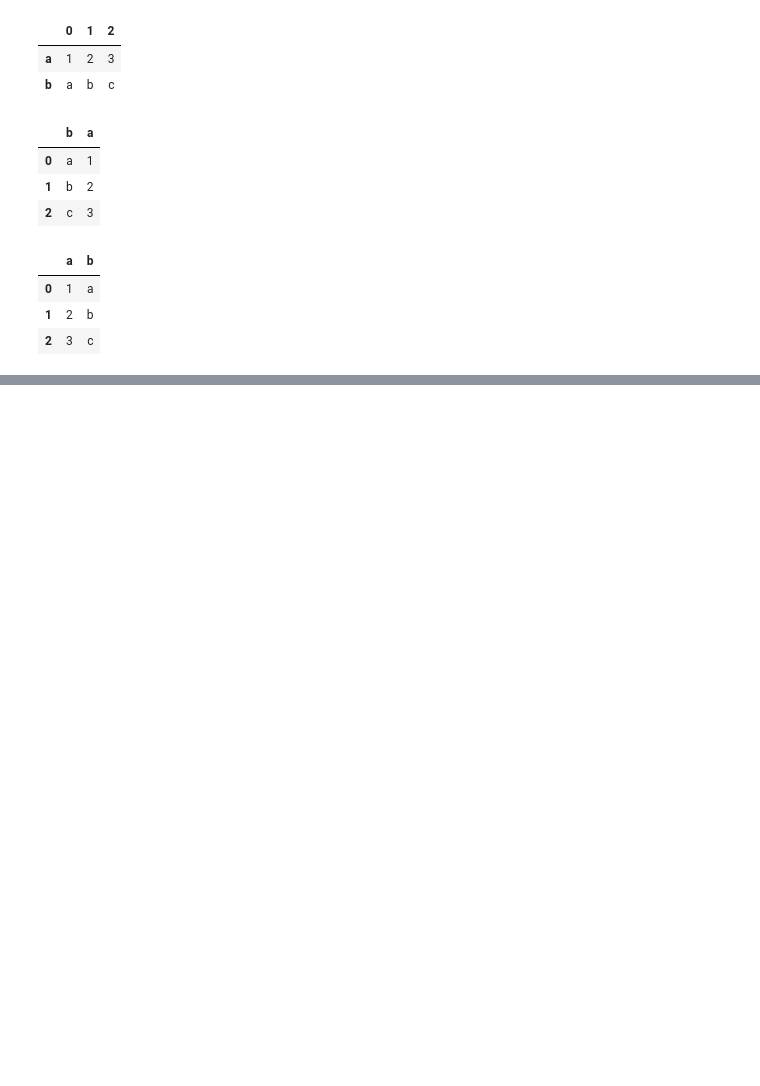
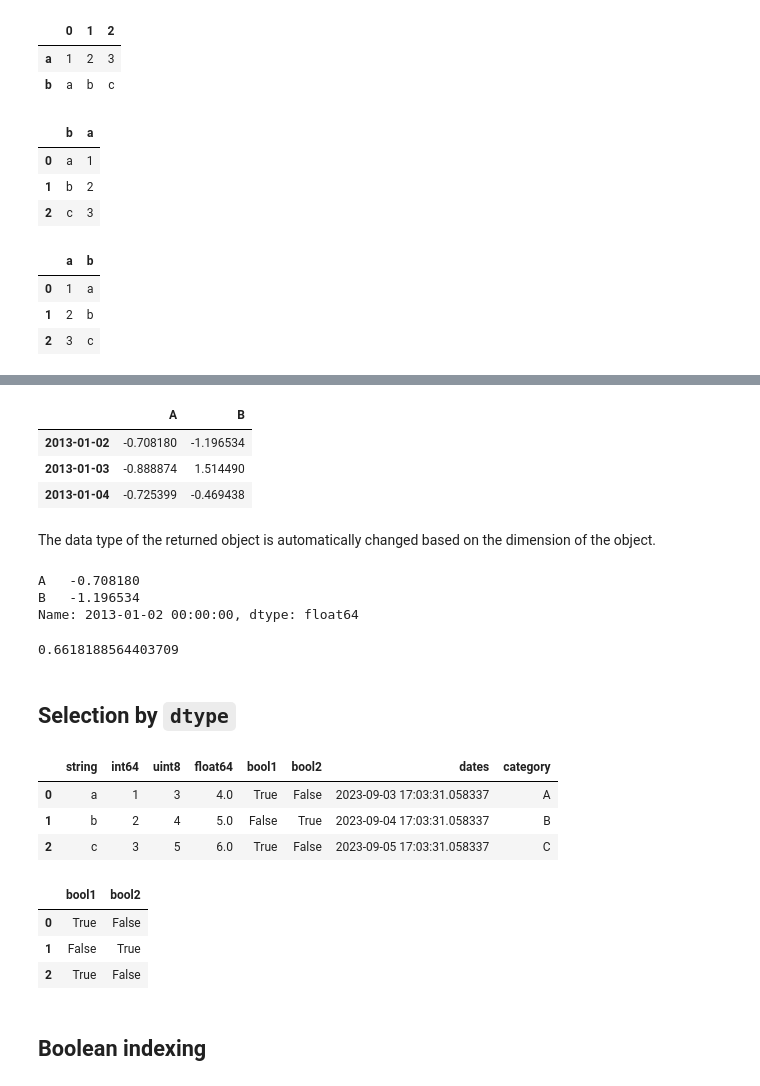
Before and after one commit to Leighson/lighthouse-data-notes-v2, a Jupyter notebook: w02_d2/notes.ipynb, the cells around one changed output, grey strips where cells are left out. Drawn from its saved outputs; the diff is of its cells as text; code cells hidden in the pictures; blank space fills up the shorter version.

```diff
--- a/w02_d2/notes.ipynb
+++ b/w02_d2/notes.ipynb
@@ -421,0 +478,46 @@ df.sort_values(by='b')
+# %%
+df.loc['20130102': '20130104', ['A', 'B']]
+# %% [output]
+|  | A | B |
+| 2013-01-02 | -0.708180 | -1.196534 |
+| 2013-01-03 | -0.888874 | 1.514490 |
+| 2013-01-04 | -0.725399 | -0.469438 |
+# %% [markdown]
+The data type of the returned object is automatically changed based on the dimension of the object.
+# %%
+df.loc['20130102', ['A', 'B']] # returns a series
+# %% [output]
+A   -0.708180
+B   -1.196534
+Name: 2013-01-02 00:00:00, dtype: float64
+# %%
+df.loc[dates[0], 'A'] # returns a scalar value
+# %% [output]
+0.6618188564403709
+# %% [markdown]
+## Selection by `dtype`
+# %%
+df = pd.DataFrame({
+  'string': list('abc'),
+  'int64': list(range(1, 4)),
+  'uint8': np.arange(3, 6).astype('u1'),
+  'float64': np.arange(4.0, 7.0),
+  'bool1': [True, False, True],
+  'bool2': [False, True, False],
+  'dates': pd.date_range('now', periods=3),
+  'category': pd.Series(list("ABC")).astype('category')})
+df
+# %% [output]
+|  | string | int64 | uint8 | float64 | bool1 | bool2 | dates | category |
+| 0 | a | 1 | 3 | 4.0 | True | False | 2023-09-03 17:03:31.058337 | A |
+| 1 | b | 2 | 4 | 5.0 | False | True | 2023-09-04 17:03:31.058337 | B |
+| 2 | c | 3 | 5 | 6.0 | True | False | 2023-09-05 17:03:31.058337 | C |
+# %%
+df.select_dtypes(include=[bool])
+# %% [output]
+|  | bool1 | bool2 |
+| 0 | True | False |
+| 1 | False | True |
+| 2 | True | False |
+# %% [markdown]
+## Boolean indexing
```
Also changed, not shown: parts of 13 cells of this notebook.
